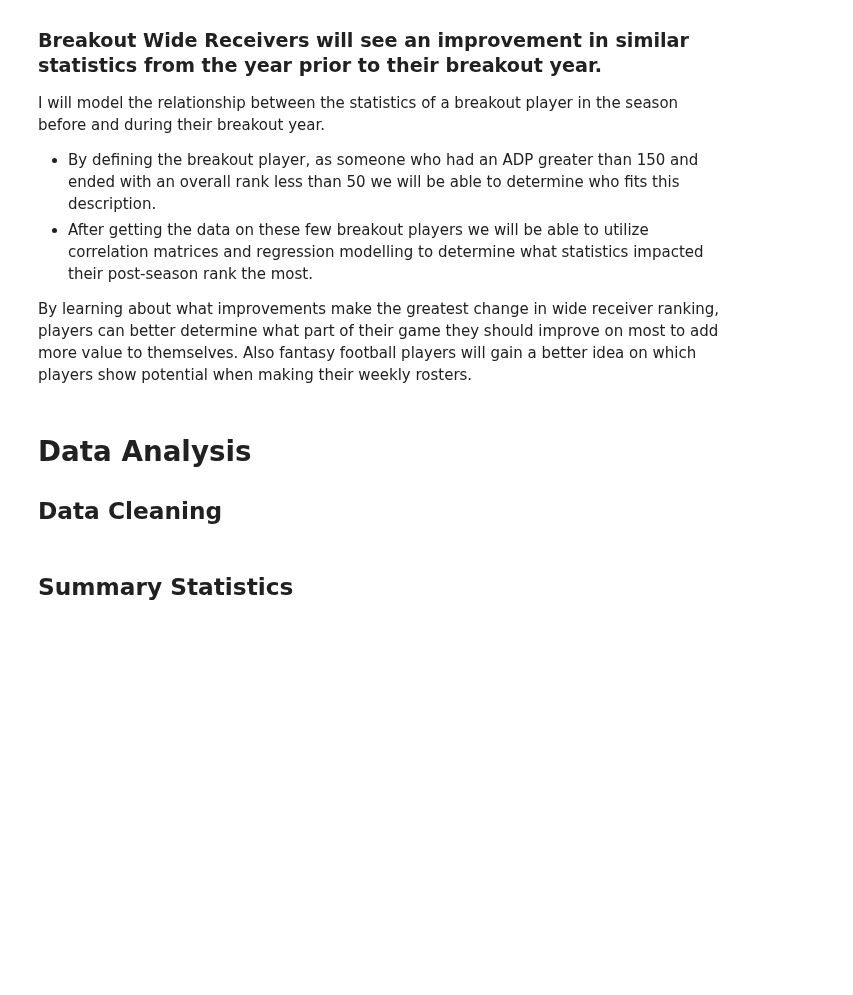
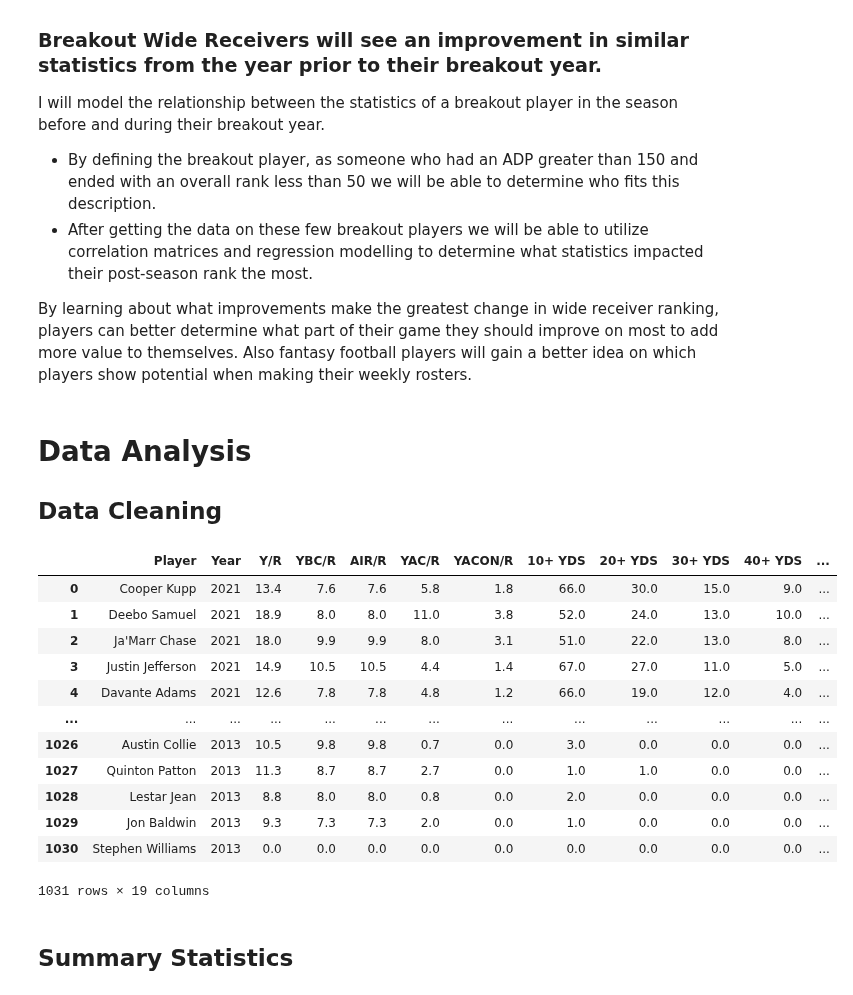
Before and after one commit to jjz62/info2950group, a Jupyter notebook: Final_Report.ipynb, the cells around one changed output. Drawn from its saved outputs; the diff is of its cells as text; code cells hidden in the pictures; blank space fills up the shorter version.

```diff
--- a/Final_Report.ipynb
+++ b/Final_Report.ipynb
@@ -59,7 +59,23 @@ from statsmodels.formula.api import ols
 from sklearn.preprocessing import PolynomialFeatures
 # %%
 full_df = pd.read_csv("full_df.csv")
+full_df
 wr_df = pd.read_csv("wr_df.csv")
+wr_df
+# %% [output]
+|  | Player | Year | Y/R | YBC/R | AIR/R | YAC/R | YACON/R | 10+ YDS | 20+ YDS | 30+ YDS | 40+ YDS | ... |
+| 0 | Cooper Kupp | 2021 | 13.4 | 7.6 | 7.6 | 5.8 | 1.8 | 66.0 | 30.0 | 15.0 | 9.0 | ... |
+| 1 | Deebo Samuel | 2021 | 18.9 | 8.0 | 8.0 | 11.0 | 3.8 | 52.0 | 24.0 | 13.0 | 10.0 | ... |
+| 2 | Ja'Marr Chase | 2021 | 18.0 | 9.9 | 9.9 | 8.0 | 3.1 | 51.0 | 22.0 | 13.0 | 8.0 | ... |
+| 3 | Justin Jefferson | 2021 | 14.9 | 10.5 | 10.5 | 4.4 | 1.4 | 67.0 | 27.0 | 11.0 | 5.0 | ... |
+| 4 | Davante Adams | 2021 | 12.6 | 7.8 | 7.8 | 4.8 | 1.2 | 66.0 | 19.0 | 12.0 | 4.0 | ... |
+| ... | ... | ... | ... | ... | ... | ... | ... | ... | ... | ... | ... | ... |
+| 1026 | Austin Collie | 2013 | 10.5 | 9.8 | 9.8 | 0.7 | 0.0 | 3.0 | 0.0 | 0.0 | 0.0 | ... |
+| 1027 | Quinton Patton | 2013 | 11.3 | 8.7 | 8.7 | 2.7 | 0.0 | 1.0 | 1.0 | 0.0 | 0.0 | ... |
+| 1028 | Lestar Jean | 2013 | 8.8 | 8.0 | 8.0 | 0.8 | 0.0 | 2.0 | 0.0 | 0.0 | 0.0 | ... |
+| 1029 | Jon Baldwin | 2013 | 9.3 | 7.3 | 7.3 | 2.0 | 0.0 | 1.0 | 0.0 | 0.0 | 0.0 | ... |
+| 1030 | Stephen Williams | 2013 | 0.0 | 0.0 | 0.0 | 0.0 | 0.0 | 0.0 | 0.0 | 0.0 | 0.0 | ... |
+1031 rows × 19 columns
 # %% [markdown]
 ## Summary Statistics
 # %% [markdown]
```
